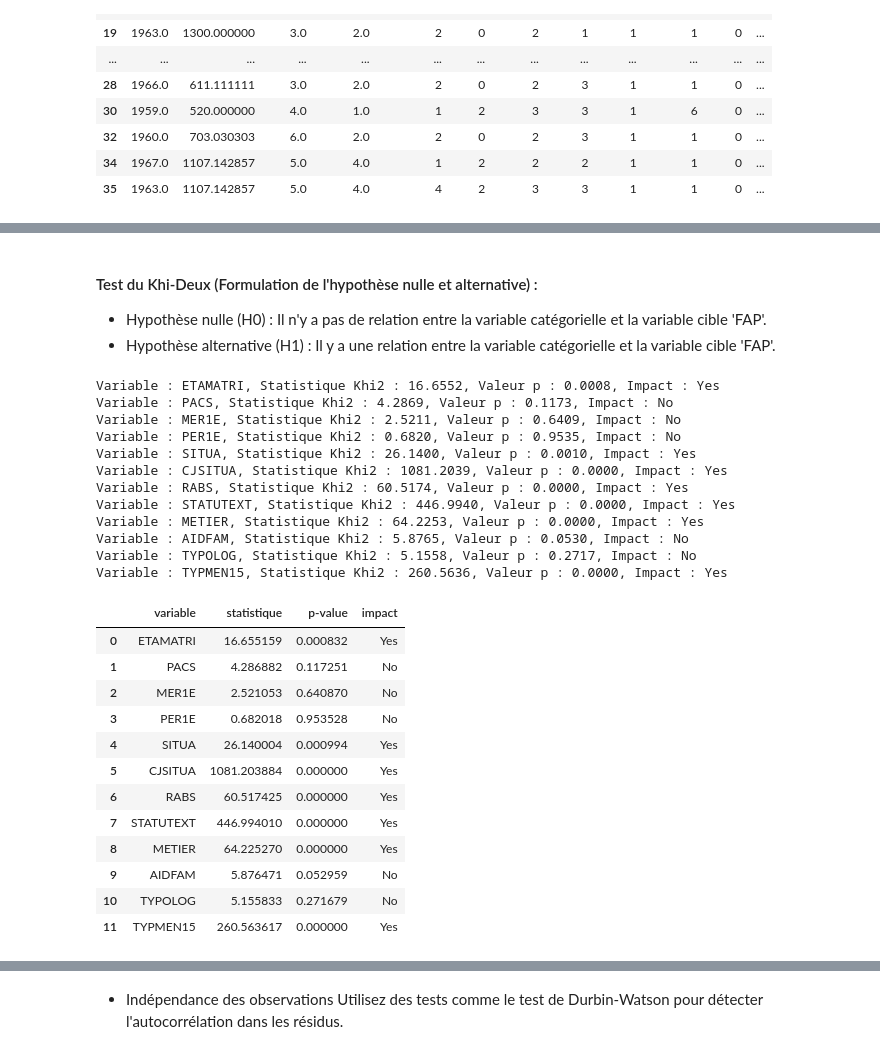
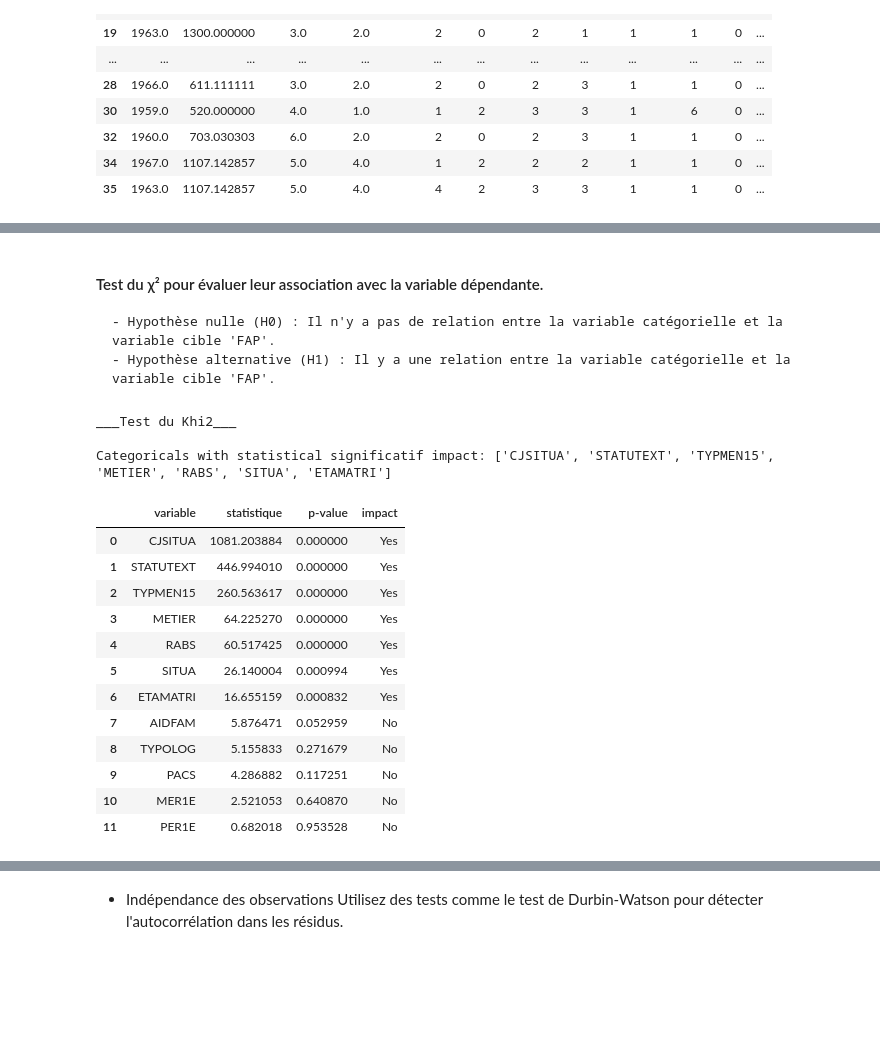
Before and after one commit to mriusero/projet-statistique, a Jupyter notebook: Partie_pratique/projet_2/Notebook_regression_logistique.ipynb, the cells around one changed output, grey strips where cells are left out. Cells and saved outputs as stored; diff of their text form; code cells hidden in the pictures; blank space fills up the shorter version.

```diff
--- a/Partie_pratique/projet_2/Notebook_regression_logistique.ipynb
+++ b/Partie_pratique/projet_2/Notebook_regression_logistique.ipynb
@@ -17,7 +26,7 @@ import statsmodels.api as sm
 # %% [markdown]
 ## DataFrame
 # %%
-file_path = 'individus_ct2013.sas7bdat'
+file_path = './data/individus_ct2013.sas7bdat'
 with SAS7BDAT(file_path) as reader:
     df = reader.to_data_frame()
 df.info()
@@ -274,0 +279,6 @@ Variable : NACTIFS, Statistique t : nan, Valeur p : nan
+# %%
+# Filtrage des variables continues
+numericals = ['NPERS', 'NACTIFS', 'REVMENUC']
+
+new_columns = numericals + categoricals + target
+df = df[new_columns].copy()
@@ -303,68 +316,63 @@ create_contingency_tables(df, categoricals, target='FPA')
 # %% [markdown]
-#### Test du Khi-Deux (Formulation de l'hypothèse nulle et alternative) :
-- Hypothèse nulle (H0) : Il n'y a pas de relation entre la variable catégorielle et la variable cible 'FAP'.
-- Hypothèse alternative (H1) : Il y a une relation entre la variable catégorielle et la variable cible 'FAP'.
+#### Test du χ² pour évaluer leur association avec la variable dépendante.
+
+    - Hypothèse nulle (H0) : Il n'y a pas de relation entre la variable catégorielle et la variable cible 'FAP'.
+    - Hypothèse alternative (H1) : Il y a une relation entre la variable catégorielle et la variable cible 'FAP'.
 # %%
 def khi2_test_association(df, categoricals, target='FAP', alpha=0.05):
-
+    print("___Test du Khi2___\n")
     results = []
 
     for var in categoricals:
         # Créer un tableau de contingence entre la variable catégorielle et 'FAP'
         contingency_table = pd.crosstab(df[var], df[target])
 
         # Effectuer le test du chi-deux
         chi2, p_value, _, _ = stats.chi2_contingency(contingency_table)
 
         # Interpréter les résultats
         if p_value < alpha:
             impact = 'Yes'
         else:
             impact = 'No'
 
         # Ajouter les résultats à la liste
         results.append({
             'variable': var,
             'statistique': chi2,
             'p-value': p_value,
             'impact': impact
         })
 
-        # Afficher les résultats
-        print(f"Variable : {var}, Statistique Khi2 : {chi2:.4f}, Valeur p : {p_value:.4f}, Impact : {impact}")
+    results_sorted = sorted(results, key=lambda x: x['statistique'], reverse=True)
+    df_results = pd.DataFrame(results_sorted)
 
-    # Créer un DataFrame à partir des résultats
-    df_results = pd.DataFrame(results)
+    # Filtrer les variables dont l'impact est 'Yes'
+    impactful_variables = df_results[df_results['impact'] == 'Yes']['variable'].tolist()
+
+    # Imprimer la liste des variables avec impact 'Yes'
+    print("Categoricals with statistical significatif impact:", impactful_variables)
 
     # Appliquer le style conditionnel pour mettre en évidence les lignes avec impact == 'Yes'
     df_styled = df_results.style.apply(lambda row: ['background-color: lightgreen' if x == 'Yes' else '' for x in row], axis=1)
 
     return df_styled
 
 khi2_test_association(df, categoricals, target='FPA', alpha=0.05)
 # %% [output]
-Variable : ETAMATRI, Statistique Khi2 : 16.6552, Valeur p : 0.0008, Impact : Yes
-Variable : PACS, Statistique Khi2 : 4.2869, Valeur p : 0.1173, Impact : No
-Variable : MER1E, Statistique Khi2 : 2.5211, Valeur p : 0.6409, Impact : No
-Variable : PER1E, Statistique Khi2 : 0.6820, Valeur p : 0.9535, Impact : No
-Variable : SITUA, Statistique Khi2 : 26.1400, Valeur p : 0.0010, Impact : Yes
-Variable : CJSITUA, Statistique Khi2 : 1081.2039, Valeur p : 0.0000, Impact : Yes
-Variable : RABS, Statistique Khi2 : 60.5174, Valeur p : 0.0000, Impact : Yes
-Variable : STATUTEXT, Statistique Khi2 : 446.9940, Valeur p : 0.0000, Impact : Yes
-Variable : METIER, Statistique Khi2 : 64.2253, Valeur p : 0.0000, Impact : Yes
-Variable : AIDFAM, Statistique Khi2 : 5.8765, Valeur p : 0.0530, Impact : No
-Variable : TYPOLOG, Statistique Khi2 : 5.1558, Valeur p : 0.2717, Impact : No
-Variable : TYPMEN15, Statistique Khi2 : 260.5636, Valeur p : 0.0000, Impact : Yes
+___Test du Khi2___
+
+Categoricals with statistical significatif impact: ['CJSITUA', 'STATUTEXT', 'TYPMEN15', 'METIER', 'RABS', 'SITUA', 'ETAMATRI']
 |  | variable | statistique | p-value | impact |
-| 0 | ETAMATRI | 16.655159 | 0.000832 | Yes |
-| 1 | PACS | 4.286882 | 0.117251 | No |
-| 2 | MER1E | 2.521053 | 0.640870 | No |
-| 3 | PER1E | 0.682018 | 0.953528 | No |
-| 4 | SITUA | 26.140004 | 0.000994 | Yes |
-| 5 | CJSITUA | 1081.203884 | 0.000000 | Yes |
-| 6 | RABS | 60.517425 | 0.000000 | Yes |
-| 7 | STATUTEXT | 446.994010 | 0.000000 | Yes |
-| 8 | METIER | 64.225270 | 0.000000 | Yes |
-| 9 | AIDFAM | 5.876471 | 0.052959 | No |
-| 10 | TYPOLOG | 5.155833 | 0.271679 | No |
-| 11 | TYPMEN15 | 260.563617 | 0.000000 | Yes |
+| 0 | CJSITUA | 1081.203884 | 0.000000 | Yes |
+| 1 | STATUTEXT | 446.994010 | 0.000000 | Yes |
+| 2 | TYPMEN15 | 260.563617 | 0.000000 | Yes |
+| 3 | METIER | 64.225270 | 0.000000 | Yes |
+| 4 | RABS | 60.517425 | 0.000000 | Yes |
+| 5 | SITUA | 26.140004 | 0.000994 | Yes |
+| 6 | ETAMATRI | 16.655159 | 0.000832 | Yes |
+| 7 | AIDFAM | 5.876471 | 0.052959 | No |
+| 8 | TYPOLOG | 5.155833 | 0.271679 | No |
+| 9 | PACS | 4.286882 | 0.117251 | No |
+| 10 | MER1E | 2.521053 | 0.640870 | No |
+| 11 | PER1E | 0.682018 | 0.953528 | No |
```
Also changed, not shown: parts of 40 cells of this notebook, 2 other files.
